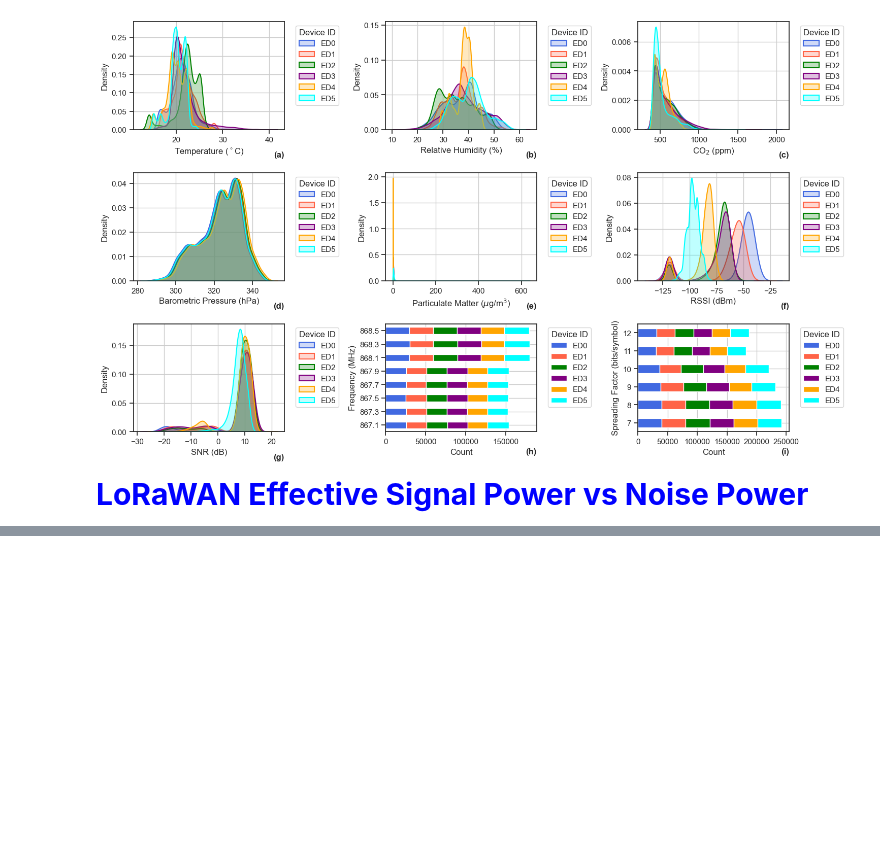
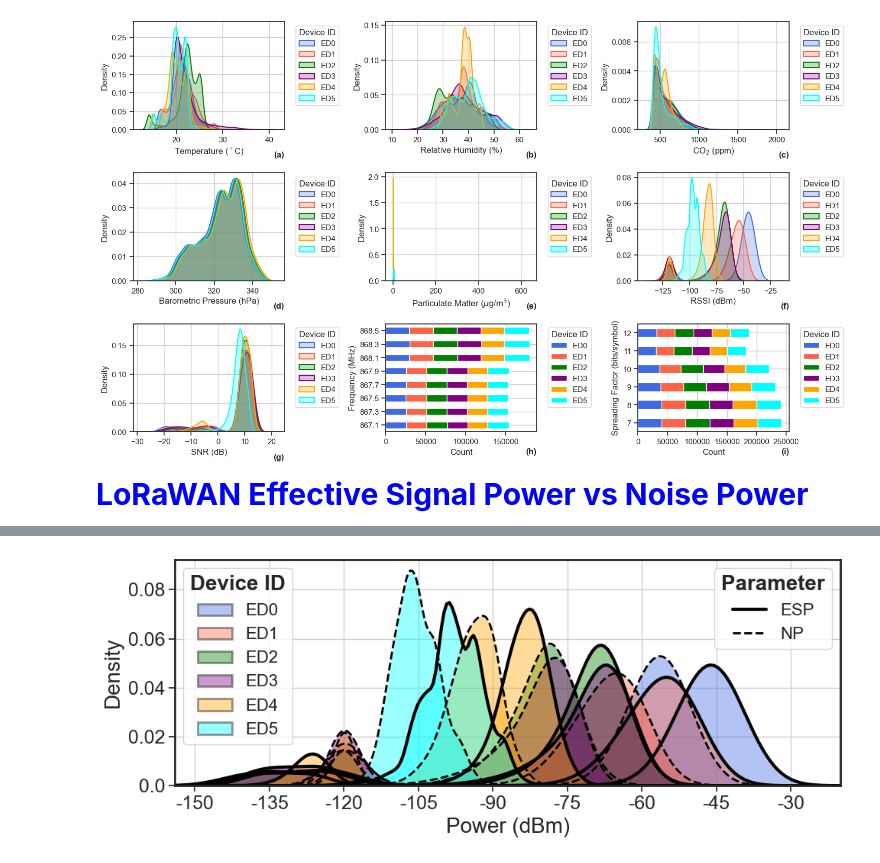
Before and after one commit to nahshonmokua/LoRaWAN-Indoor-Path-Loss-Modelling-with-MultiWall-Environment-Factors, a Jupyter notebook: Exploratory_Analysis.ipynb, the cells around one changed output, grey strips where cells are left out. Drawn from its saved outputs; the diff is of its cells as text; code cells hidden in the pictures; blank space fills up the shorter version.

```diff
--- a/Exploratory_Analysis.ipynb
+++ b/Exploratory_Analysis.ipynb
@@ -960,0 +886,96 @@ plt.show()
+# %%
+def plot_esp_n_power_comparison(ax, data, bw_adjust=2, title='ESP vs N_Power Distribution per Device'):
+    """
+    Compare 'esp' and 'n_power' distributions per device using KDE plots.
+    KDE lines are drawn in black while the fill remains in the device's color.
+    """
+    # Assign colors to each device
+    color_pool = cycle(['royalblue', 'tomato', 'green', 'purple', 'orange',
+                        'cyan', 'magenta', 'brown', 'olive', 'pink'])
+    devices = sorted(data['device_id'].unique())
+    colors = {device: next(color_pool) for device in devices}
+
+    for device in devices:
+        subset = data[data['device_id'] == device]
+
+        # --- ESP: fill only ---
+        sns.kdeplot(
+            subset['esp'], ax=ax, lw=0, bw_adjust=bw_adjust,
+            color=colors[device], fill=True, alpha=0.4, label=None
+        )
+        # --- ESP: black outline ---
+        sns.kdeplot(
+            subset['esp'], ax=ax, lw=3, bw_adjust=bw_adjust,
+            color='black', linestyle='-', fill=False, label=f'{device} - ESP'
+        )
+
+        # --- N_Power: fill only ---
+        sns.kdeplot(
+            subset['n_power'], ax=ax, lw=0, bw_adjust=bw_adjust,
+            color=colors[device], fill=True, alpha=0.4, label=None
+        )
+        # --- N_Power: black outline ---
+        sns.kdeplot(
+            subset['n_power'], ax=ax, lw=2, bw_adjust=bw_adjust,
+            color='black', linestyle='--', fill=False, label=f'{device} - N_Power'
+        )
+
+    # Axes labels and grid
+    ax.set_xlabel('Power (dBm)', fontsize=20)
+    ax.set_ylabel('Density', fontsize=20)
+    ax.grid(True)
+
+    # Custom ticks
+    ax.set_xticks(range(-150, -19, 15))
+    ax.set_xticklabels(range(-150, -19, 15), fontsize=18)
+    ax.set_yticks([0.0, 0.02, 0.04, 0.06, 0.08])
+    ax.set_yticklabels(['0.0', '0.02', '0.04', '0.06', '0.08'], fontsize=18)
+
+    ax.set_xlim(-154, -20)
+
+      # Set border (axes spine) linewidth to 2
+    for spine in ax.spines.values():
+        spine.set_linewidth(2)
+
+    # =============== Legends ===============
+    # 1) Device legend: Patch with same alpha as ESP fill (0.3), black edge
+    device_handles = [
+        Patch(facecolor=colors[device], alpha=0.4, edgecolor='black', linewidth=2)
+        for device in devices
+    ]
+    device_labels = devices
+
+    # 2) Parameter legend: black lines, solid/dashed
+    parameter_handles = [
+        Line2D([0], [0], color='black', lw=3, linestyle='-'),
+        Line2D([0], [0], color='black', lw=2, linestyle='--')
+    ]
+    parameter_labels = ['ESP', 'NP']
+
+    # Device ID legend: top-left
+    legend1 = ax.legend(
+        device_handles, device_labels, title='Device ID',
+        loc='upper left', fontsize=16, title_fontsize=20
+    )
+    legend1.get_title().set_fontweight('bold')
+    ax.add_artist(legend1)
+
+    # Parameter legend: top-right
+    legend2 = ax.legend(
+        parameter_handles, parameter_labels, title='Parameter',
+        loc='upper right', fontsize=16, title_fontsize=20
+    )
+    legend2.get_title().set_fontweight('bold')
+
+# Plotting the comparison
+fig, ax = plt.subplots(figsize=(10, 4))
+plot_esp_n_power_comparison(ax, filtered_df, bw_adjust=2, title='ESP vs N_Power Distribution per Device')
+plt.tight_layout()
+
+# Save the plot
+plt.savefig('../all_data_files/esp_n_power_comparison.png', dpi=1000)
+
+# Display the plot
+plt.show()
+# %% [output]
+[figure, added]
```
Also changed, not shown: parts of 9 cells of this notebook.
